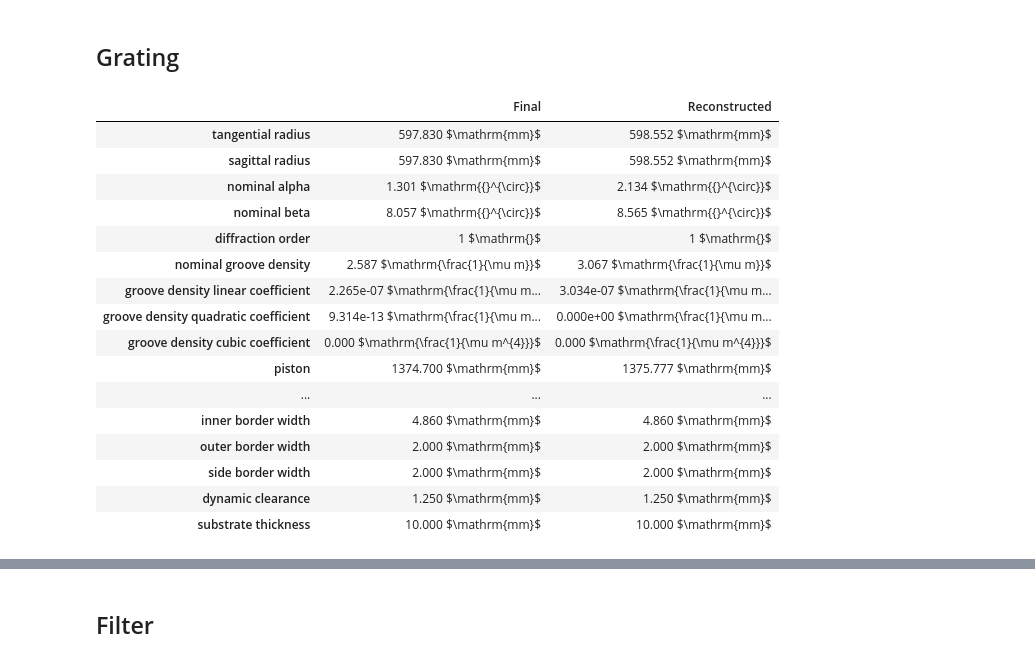
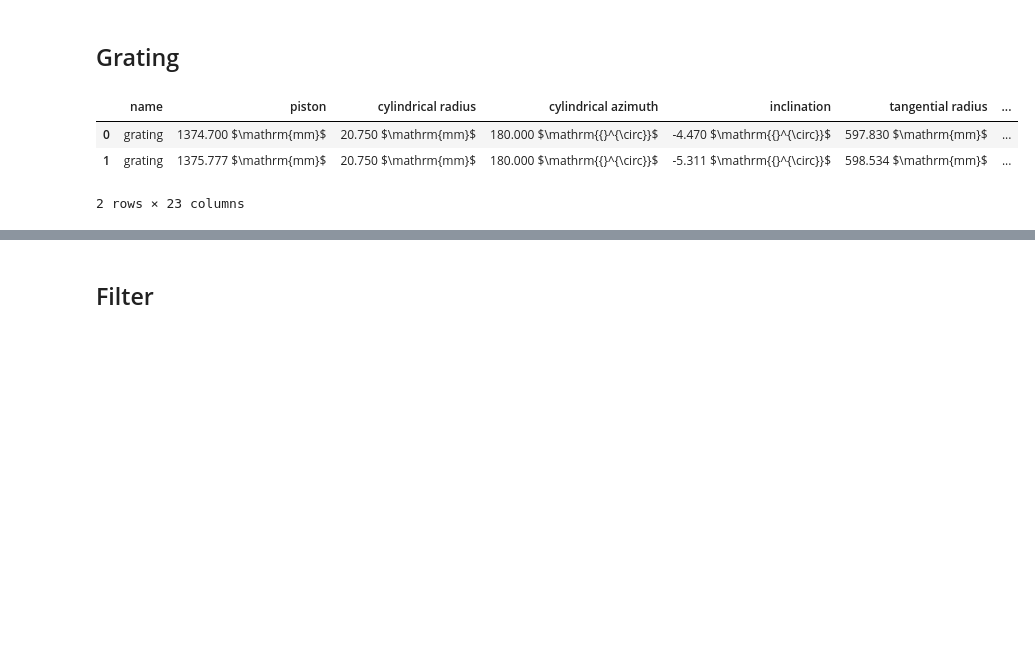
Before and after one commit to Kankelborg-Group/ESIS, a Jupyter notebook: esis/optics/reproduce_esis.ipynb, the cells around one changed output, grey strips where cells are left out. Cells and saved outputs as stored; diff of their text form; code cells hidden in the pictures; blank space fills up the shorter version.

```diff
--- a/esis/optics/reproduce_esis.ipynb
+++ b/esis/optics/reproduce_esis.ipynb
@@ -91,7 +96,5 @@ c_new = new_esis_optics.components
 # %% [markdown]
 ## Front Aperture Plate
 # %%
-c_old.front_aperture.name = name_old
-c_new.front_aperture.name = name_new
-pd.concat([c_old.front_aperture.dataframe, c_new.front_aperture.dataframe], axis='columns')
+pd.concat([c_old.front_aperture.dataframe, c_new.front_aperture.dataframe], ignore_index=True)
 # %% [output]
@@ -126,7 +129,5 @@ _ = axs_front_aper[1].set_title(name_new)
 # %% [markdown]
 ## Central Obscuration
 # %%
-c_old.central_obscuration.name = name_old
-c_new.central_obscuration.name = name_new
-pd.concat([c_old.central_obscuration.dataframe, c_new.central_obscuration.dataframe], axis='columns')
+pd.concat([c_old.central_obscuration.dataframe, c_new.central_obscuration.dataframe], ignore_index=True)
 # %% [output]
@@ -162,7 +162,5 @@ _ = axs_obscuration[1].set_title(name_new)
 # %% [markdown]
 ## Primary Mirror
 # %%
-c_old.primary.name = name_old
-c_new.primary.name = name_new
-pd.concat([c_old.primary.dataframe, c_new.primary.dataframe], axis='columns')
+pd.concat([c_old.primary.dataframe, c_new.primary.dataframe], ignore_index=True)
 # %% [output]
@@ -201,7 +195,5 @@ _ = axs_primary[1].set_title(name_new)
 # %% [markdown]
 ## Field Stop
 # %%
-c_old.field_stop.name = name_old
-c_new.field_stop.name = name_new
-pd.concat([c_old.field_stop.dataframe, c_new.field_stop.dataframe], axis='columns')
+pd.concat([c_old.field_stop.dataframe, c_new.field_stop.dataframe], ignore_index=True)
 # %% [output]
@@ -238,27 +229,12 @@ _ = axs_field_stop[1].set_title(name_new)
 # %% [markdown]
 ## Grating
 # %%
-c_old.grating.name = name_old
-c_new.grating.name = name_new
-pd.concat([c_old.grating.dataframe, c_new.grating.dataframe], axis='columns')
+pd.concat([c_old.grating.dataframe, c_new.grating.dataframe], ignore_index=True)
 # %% [output]
-|  | Final | Reconstructed |
-| tangential radius | 597.830 $\mathrm{mm}$ | 598.552 $\mathrm{mm}$ |
-| sagittal radius | 597.830 $\mathrm{mm}$ | 598.552 $\mathrm{mm}$ |
-| nominal alpha | 1.301 $\mathrm{{}^{\circ}}$ | 2.134 $\mathrm{{}^{\circ}}$ |
-| nominal beta | 8.057 $\mathrm{{}^{\circ}}$ | 8.565 $\mathrm{{}^{\circ}}$ |
-| diffraction order | 1 $\mathrm{}$ | 1 $\mathrm{}$ |
-| nominal groove density | 2.587 $\mathrm{\frac{1}{\mu m}}$ | 3.067 $\mathrm{\frac{1}{\mu m}}$ |
-| groove density linear coefficient | 2.265e-07 $\mathrm{\frac{1}{\mu m... | 3.034e-07 $\mathrm{\frac{1}{\mu m... |
-| groove density quadratic coefficient | 9.314e-13 $\mathrm{\frac{1}{\mu m... | 0.000e+00 $\mathrm{\frac{1}{\mu m... |
-| groove density cubic coefficient | 0.000 $\mathrm{\frac{1}{\mu m^{4}}}$ | 0.000 $\mathrm{\frac{1}{\mu m^{4}}}$ |
-| piston | 1374.700 $\mathrm{mm}$ | 1375.777 $\mathrm{mm}$ |
-| ... | ... | ... |
-| inner border width | 4.860 $\mathrm{mm}$ | 4.860 $\mathrm{mm}$ |
-| outer border width | 2.000 $\mathrm{mm}$ | 2.000 $\mathrm{mm}$ |
-| side border width | 2.000 $\mathrm{mm}$ | 2.000 $\mathrm{mm}$ |
-| dynamic clearance | 1.250 $\mathrm{mm}$ | 1.250 $\mathrm{mm}$ |
-| substrate thickness | 10.000 $\mathrm{mm}$ | 10.000 $\mathrm{mm}$ |
+|  | name | piston | cylindrical radius | cylindrical azimuth | inclination | tangential radius | ... |
+| 0 | grating | 1374.700 $\mathrm{mm}$ | 20.750 $\mathrm{mm}$ | 180.000 $\mathrm{{}^{\circ}}$ | -4.470 $\mathrm{{}^{\circ}}$ | 597.830 $\mathrm{mm}$ | ... |
+| 1 | grating | 1375.777 $\mathrm{mm}$ | 20.750 $\mathrm{mm}$ | 180.000 $\mathrm{{}^{\circ}}$ | -5.311 $\mathrm{{}^{\circ}}$ | 598.534 $\mathrm{mm}$ | ... |
+2 rows × 23 columns
 # %%
 fig_grating, axs_grating = plt.subplots(
     ncols=2,
```
Also changed, not shown: parts of 17 cells of this notebook, 11 other files.
